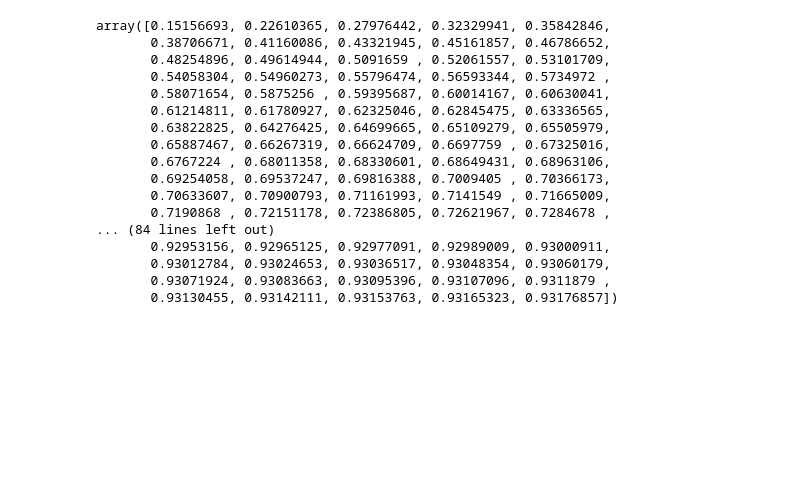
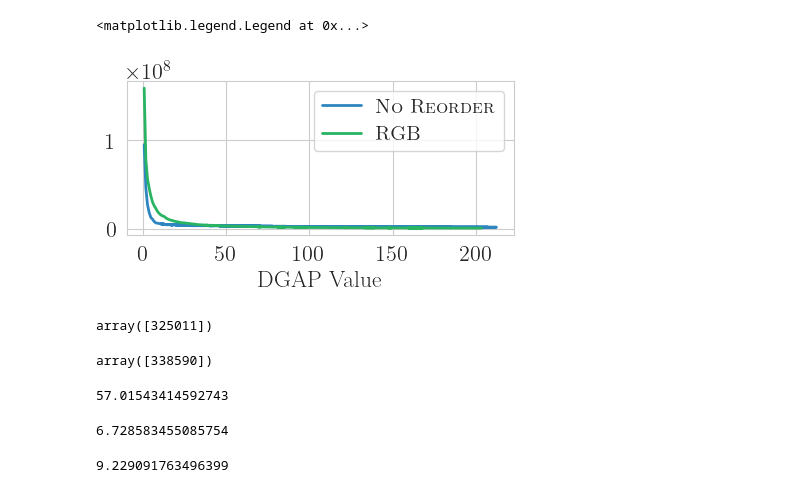
Before and after one commit to TusKANNy/seismic, a Jupyter notebook: scripts/PlotComponentDistribution.ipynb, the cells around one changed output. Drawn from its saved outputs; the diff is of its cells as text; code cells hidden in the pictures; blank space fills up the shorter version.

```diff
--- a/scripts/PlotComponentDistribution.ipynb
+++ b/scripts/PlotComponentDistribution.ipynb
@@ -220,13 +240,21 @@ rgb_permutation = np.loadtxt(rgb_permutation_path, dtype=np.int64)
 # %%
 from collections import Counter
 
+delta_counter_permuted = Counter()
 delta_counter = Counter()
-
 for doc in tqdm(document):
-    converted_and_sorted = np.sort(np.array([rgb_permutation[x] for x in doc.keys()]))
+    components = np.fromiter(doc.keys(), dtype=int)
+    original_diffs = components[1:] - components[:-1]
+    delta_counter.update(original_diffs)
+    converted_and_sorted = np.sort(np.array([permutation[x] for x in components]))
     diffs = converted_and_sorted[1:] - converted_and_sorted[:-1]
-    delta_counter.update(diffs)
+    delta_counter_permuted.update(diffs)
 # %%
 xs, ys = zip(*delta_counter.most_common())
+xs_perm, ys_perm = zip(*delta_counter_permuted.most_common())
 # %%
 xs = np.array(list(xs))
+ys = np.array(list(ys))
+
+xs_perm = np.array(list(xs_perm))
+ys_perm = np.array(list(ys_perm))
@@ -246,20 +261,41 @@ rel_cmsum = cmsum / cmsum[-1]
-# %%
-rel_cmsum[:500]
-# %% [output]
-array([0.15156693, 0.22610365, 0.27976442, 0.32329941, 0.35842846,
-       0.38706671, 0.41160086, 0.43321945, 0.45161857, 0.46786652,
-       0.48254896, 0.49614944, 0.5091659 , 0.52061557, 0.53101709,
-       0.54058304, 0.54960273, 0.55796474, 0.56593344, 0.5734972 ,
-       0.58071654, 0.5875256 , 0.59395687, 0.60014167, 0.60630041,
-       0.61214811, 0.61780927, 0.62325046, 0.62845475, 0.63336565,
-       0.63822825, 0.64276425, 0.64699665, 0.65109279, 0.65505979,
-       0.65887467, 0.66267319, 0.66624709, 0.6697759 , 0.67325016,
-       0.6767224 , 0.68011358, 0.68330601, 0.68649431, 0.68963106,
-       0.69254058, 0.69537247, 0.69816388, 0.7009405 , 0.70366173,
-       0.70633607, 0.70900793, 0.71161993, 0.7141549 , 0.71665009,
-       0.7190868 , 0.72151178, 0.72386805, 0.72621967, 0.7284678 ,
-... (84 lines left out)
-       0.92953156, 0.92965125, 0.92977091, 0.92989009, 0.93000911,
-       0.93012784, 0.93024653, 0.93036517, 0.93048354, 0.93060179,
-       0.93071924, 0.93083663, 0.93095396, 0.93107096, 0.9311879 ,
-       0.93130455, 0.93142111, 0.93153763, 0.93165323, 0.93176857])
+# %%
+limit = 200
+
+
+plt.rc('font', size=MEDIUM_SIZE)
+plt.rc('axes', titlesize=MEDIUM_SIZE - 2)
+plt.rc('axes', labelsize=MEDIUM_SIZE - 2)
+plt.rc('xtick', labelsize=MEDIUM_SIZE - 3)
+plt.rc('ytick', labelsize=MEDIUM_SIZE - 3)
+plt.rc('legend', fontsize=MEDIUM_SIZE - 5)
+plt.rc('figure', titlesize=MEDIUM_SIZE)
+fig, ax1 = plt.subplots(ncols=1, figsize=(5, 2),sharey=True)
+
+
+plt.plot(xs[:limit], ys[:limit], label=r"\textsc{No Reorder}", linewidth=2)
+plt.plot(xs_perm[:limit], ys_perm[:limit], label=r"\textsc{RGB}", linewidth=2)
+plt.xlabel("DGAP Value")
+plt.legend()
+# %% [output]
+<matplotlib.legend.Legend at 0x...>
+[figure, added]
+# %%
+ys_perm[xs_perm == 256]
+# %% [output]
+array([325011])
+# %%
+ys_perm[xs_perm == 255]
+# %% [output]
+array([338590])
+# %%
+(ys_perm[0] * 3 / 8) / 1024 **2
+# %% [output]
+57.01543414592743
+# %%
+(ys_perm[2] / 8) / 1024 **2
+# %% [output]
+6.728583455085754
+# %%
+(ys_perm[6] * 3 / 8) / 1024 **2
+# %% [output]
+9.229091763496399
```
Also changed, not shown: parts of 22 cells of this notebook, 21 other files.
